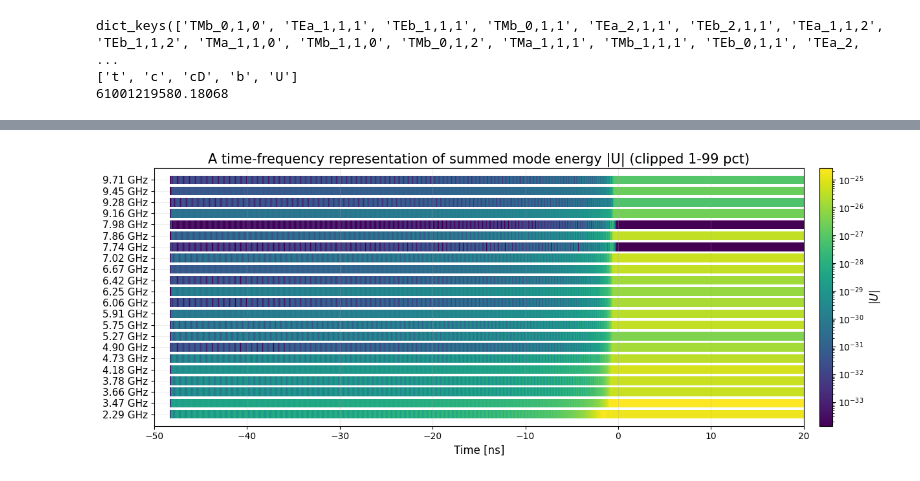
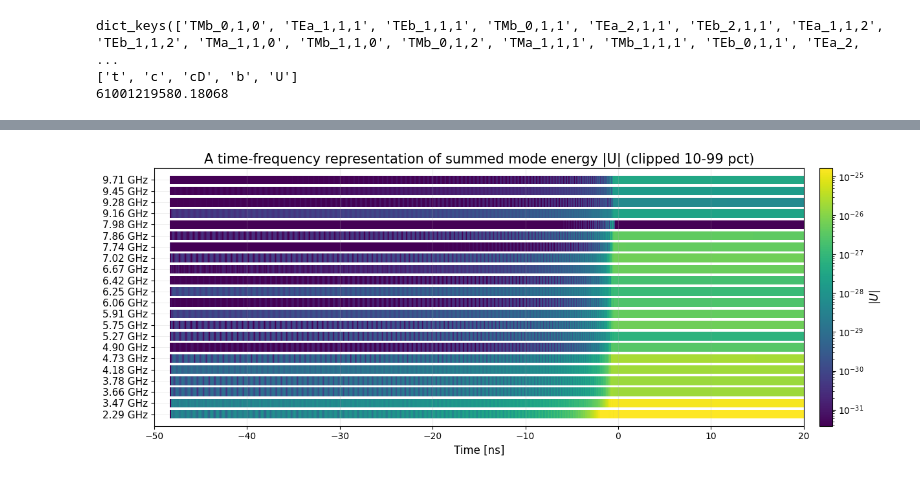
Before and after one commit to yuliia-borysenkova/Cavity_response_2.0, a Jupyter notebook: Mode_energy_vs_time.ipynb, the cells around one changed output, grey strips where cells are left out. Saved outputs shown, nothing was run; the diff lists cells and outputs as text; code cells hidden in the pictures.

```diff
--- a/Mode_energy_vs_time.ipynb
+++ b/Mode_energy_vs_time.ipynb
@@ -362,7 +362,7 @@ CMAP = "viridis"
 KEEP_EVERY = 10
 
 TMIN_NS, TMAX_NS = -50, 20
-ABS_LO_PERCENTILE, ABS_HI_PERCENTILE = 1, 99
+ABS_LO_PERCENTILE, ABS_HI_PERCENTILE = 10, 99
 
 #SAME_FREQ_GAP = 1.5
 DIFF_FREQ_GAP = 0.3
@@ -480,31 +480,31 @@ ax.set_xlabel("Time [ns]", fontsize=12)
 ax.set_title(title, fontsize=15)
 
 if TMIN_NS is not None or TMAX_NS is not None:
     ax.set_xlim(
         TMIN_NS if TMIN_NS is not None else all_t.min(),
         TMAX_NS if TMAX_NS is not None else all_t.max()
     )
 
 # --- frequency labels on the far left ---
 trans = transforms.blended_transform_factory(ax.transAxes, ax.transData)
 x_text, x_line, x_hook = -0.16, -0.14, -0.11
 
 # for g in freq_groups_raw:
 #     ax.text(
 #         x_text, g["y"], f'{g["freq"]:.2f} GHz',
 #         transform=trans,
 #         ha="right", va="center",
 #         fontsize=11, color="black", clip_on=False
 #     )
 #     ax.plot([x_line, x_hook], [g["y"], g["y"]],
 #             transform=trans, color="black", lw=1.2, clip_on=False)
 
 cbar = plt.colorbar(sc, ax=ax, pad=0.02)
 cbar.set_label(r"$|U|$", fontsize=12)
 
 plt.tight_layout()
 fig.subplots_adjust(left=0.28)
 
 plt.show()
 # %% [output]
-[figure, old version]
+[figure, new version]
```
Also changed, not shown: parts of 1 cell of this notebook.
